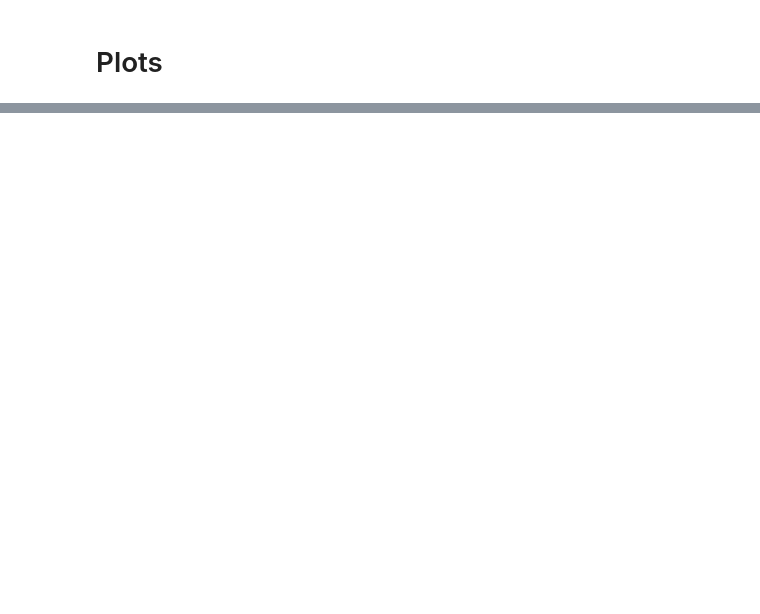
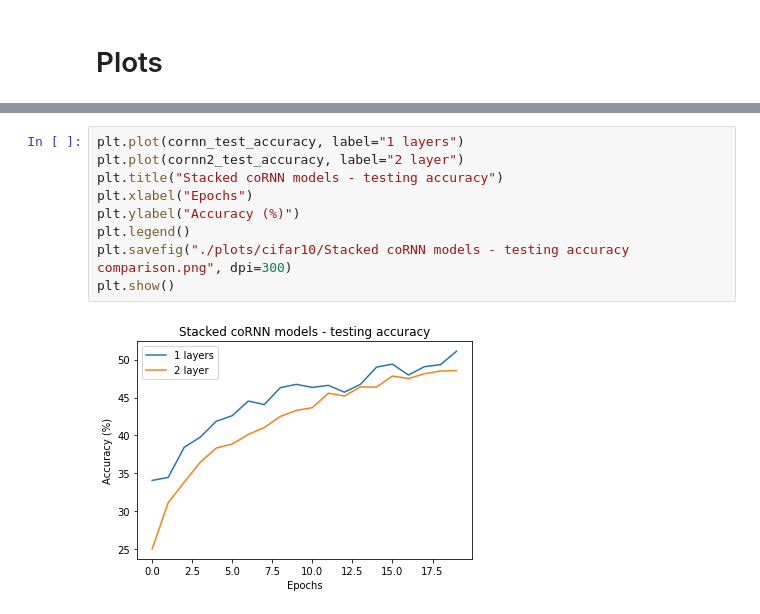
Before and after one commit to relaxxpls/IE643-Deep-Learning, a Jupyter notebook: Project/cifar10.ipynb, the cells around one changed output, grey strips where cells are left out. Drawn from its saved outputs; the diff is of its cells as text; blank space fills up the shorter version.

```diff
--- a/Project/cifar10.ipynb
+++ b/Project/cifar10.ipynb
@@ -476,0 +506,11 @@ plt.show()
+# %%
+plt.plot(cornn_test_accuracy, label="1 layers")
+plt.plot(cornn2_test_accuracy, label="2 layer")
+plt.title("Stacked coRNN models - testing accuracy")
+plt.xlabel("Epochs")
+plt.ylabel("Accuracy (%)")
+plt.legend()
+plt.savefig("./plots/cifar10/Stacked coRNN models - testing accuracy comparison.png", dpi=300)
+plt.show()
+# %% [output]
+[figure, added]
```
Also changed, not shown: parts of 3 cells of this notebook, 4 other files.
